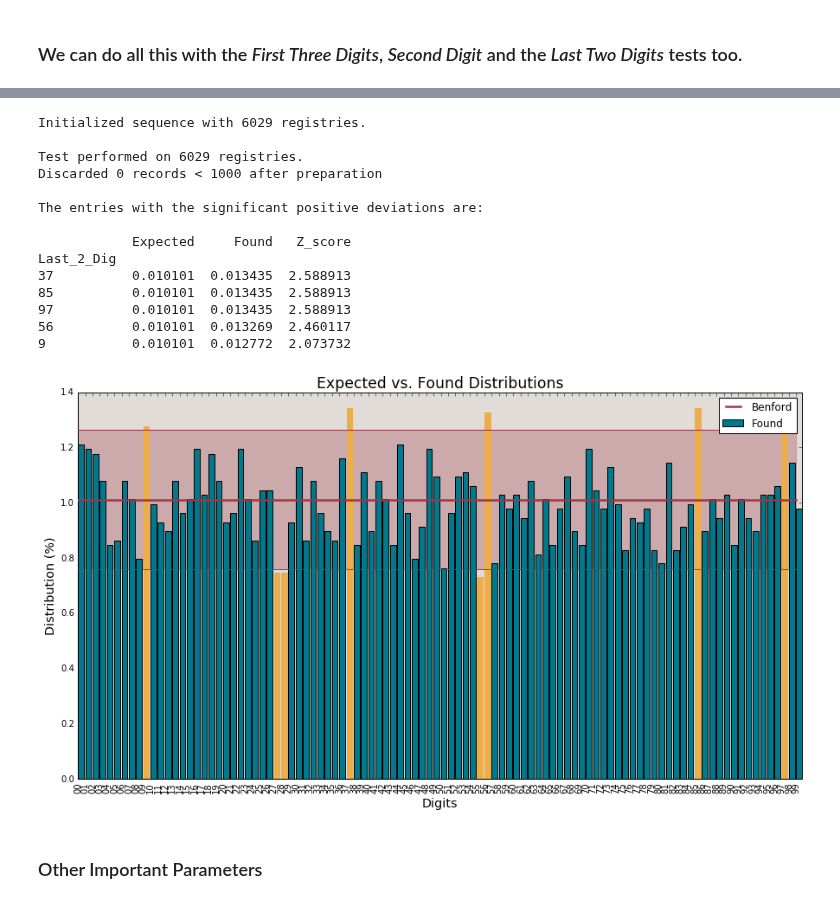
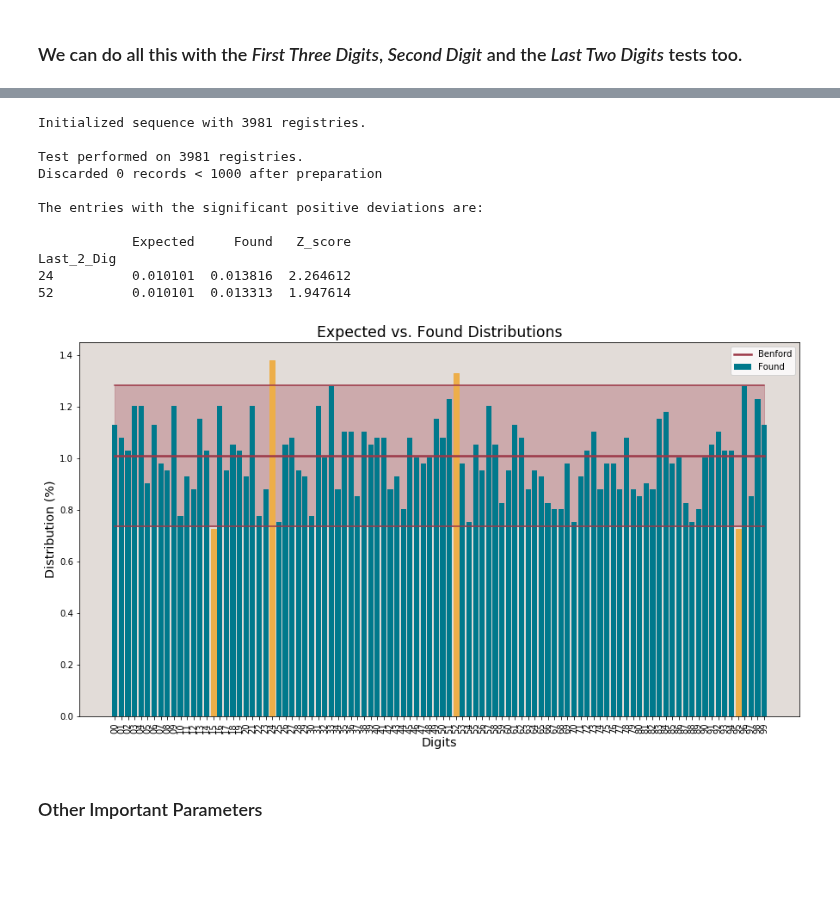
Before and after one commit to milcent/benford_py, a Jupyter notebook: Demo.ipynb, the cells around one changed output, grey strips where cells are left out. Saved outputs shown, nothing was run; the diff lists cells and outputs as text; code cells hidden in the pictures; blank space fills up the shorter version.

```diff
--- a/Demo.ipynb
+++ b/Demo.ipynb
@@ -24,13 +24,13 @@ import benford as bf
 # %% [markdown]
 #### Getting some public data, the S&P500 EFT quotes
 # %%
-sp = web.DataReader('SPY', 'yahoo', start='1990-01-01', end='2017-03-31') # get SPY quotes from yahoo! finance
+sp = web.DataReader('SPY', 'google', start='1990-01-01', end='2017-03-31') # get SPY quotes from yahoo! finance
 # %% [markdown]
 #### Creating simple and log return  columns
 # %%
 #adding '_' to facilitate handling the column
-sp.rename(columns={'Adj Close':'Adj_Close'}, inplace=True)
-sp['p_r'] = sp.Adj_Close/sp.Adj_Close.shift()-1        #simple returns
-sp['l_r'] = np.log(sp.Adj_Close/sp.Adj_Close.shift())  #log returns
+#sp.rename(columns={'Adj Close':'Adj_Close'}, inplace=True)
+sp['p_r'] = sp.Close/sp.Close.shift()-1        #simple returns
+sp['l_r'] = np.log(sp.Close/sp.Close.shift())  #log returns
 sp.tail()
 # %% [output]
@@ -181,22 +180,19 @@ Sec_Dig
 # %%
 # Last Two Digits Test
-l2d = bf.last_two_digits(sp.l_r, decimals=8, Z_conf_level=95)
+l2d = bf.last_two_digits(sp.l_r, decimals=8, Z_conf_level=90)
 # %% [output]
-Initialized sequence with 6029 registries.
+Initialized sequence with 3981 registries.
 
-Test performed on 6029 registries.
+Test performed on 3981 registries.
 Discarded 0 records < 1000 after preparation
 
 The entries with the significant positive deviations are:
 
             Expected     Found   Z_score
 Last_2_Dig
-37          0.010101  0.013435  2.588913
-85          0.010101  0.013435  2.588913
-97          0.010101  0.013435  2.588913
-56          0.010101  0.013269  2.460117
-9           0.010101  0.012772  2.073732
+24          0.010101  0.013816  2.264612
+52          0.010101  0.013313  1.947614
-[figure, old version]
+[figure, new version]
 # %% [markdown]
 ### Other Important Parameters
 # %% [markdown]
```
Also changed, not shown: parts of 19 cells of this notebook, 1 other file.
